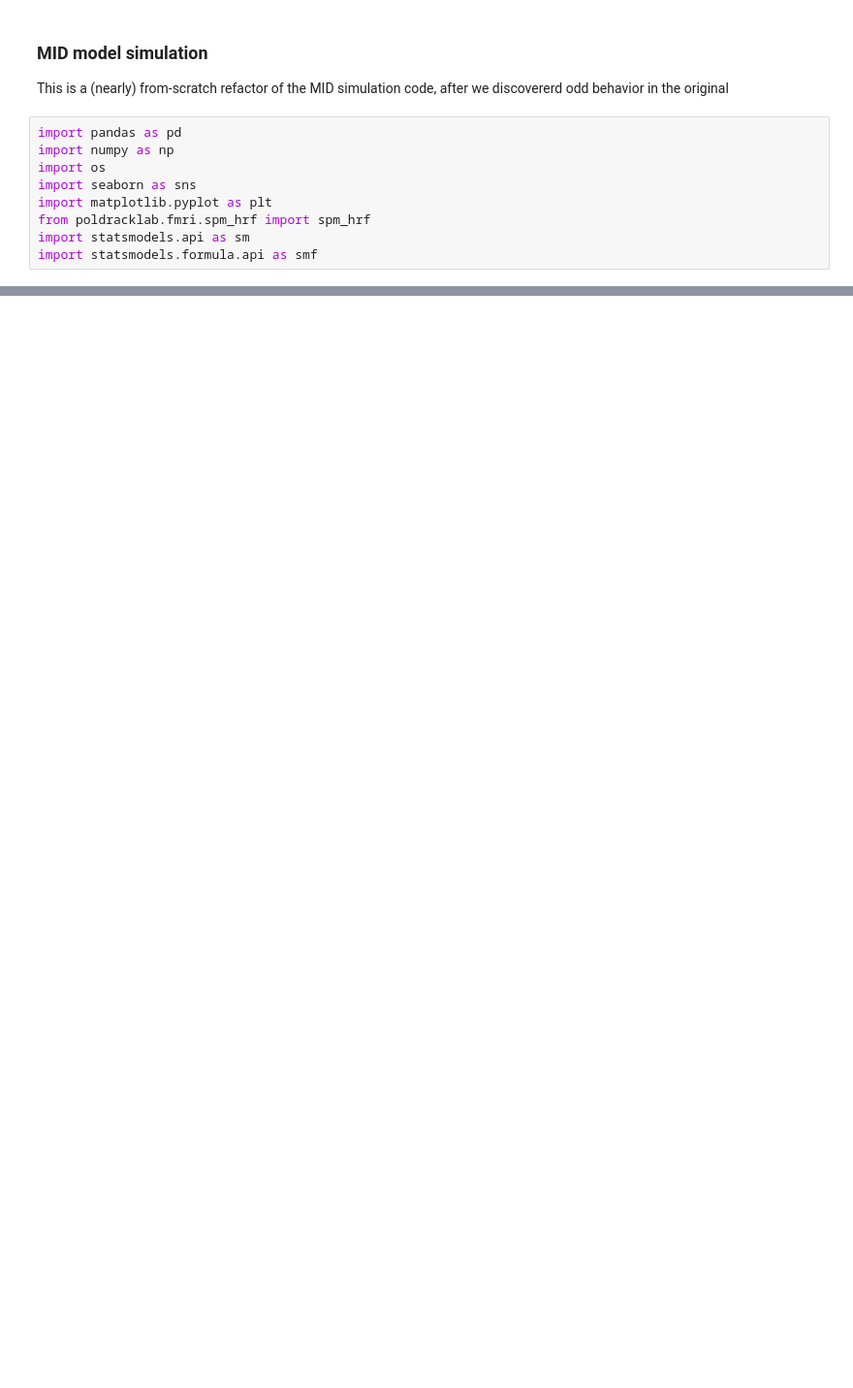
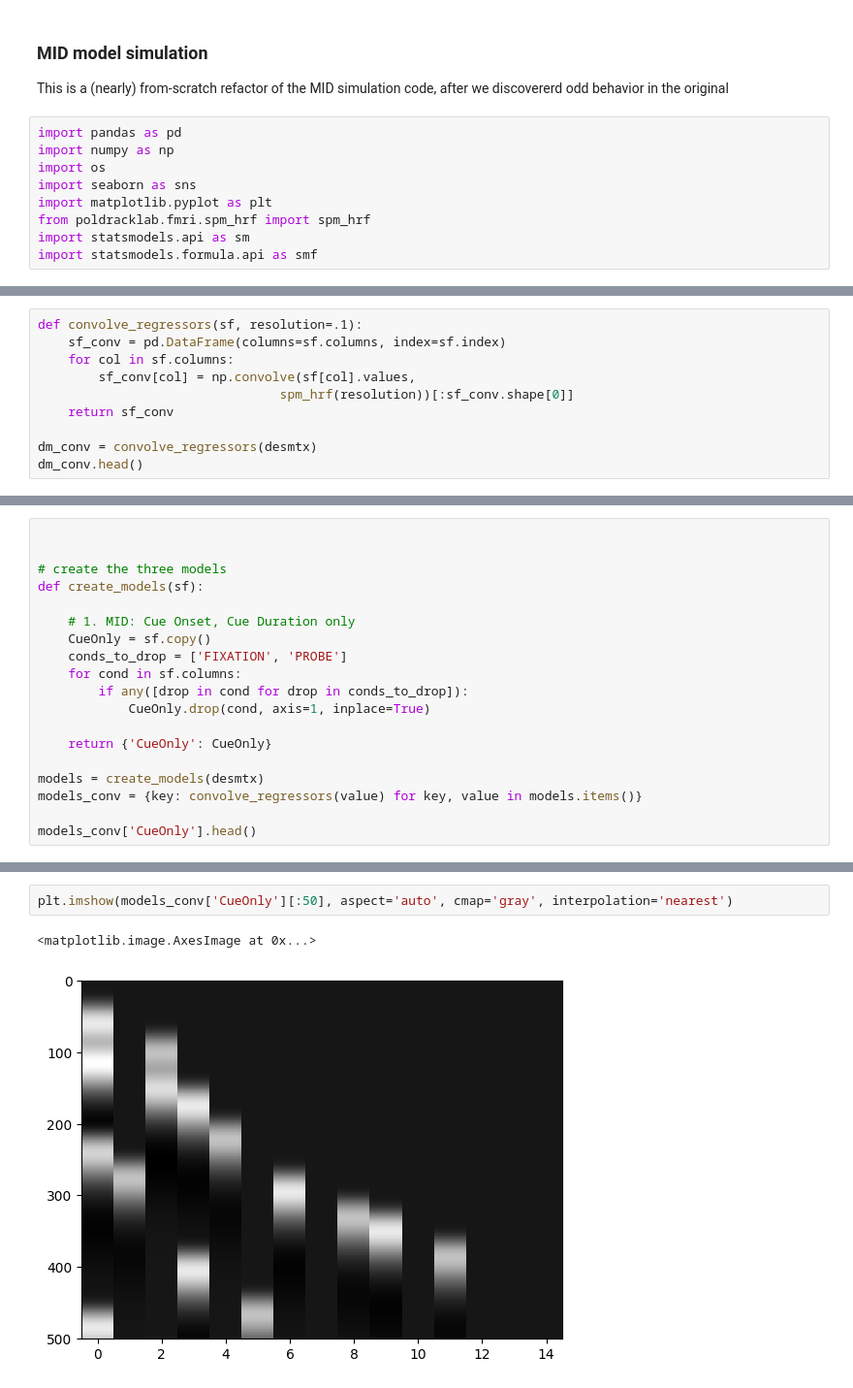
Before and after one commit to poldrack/MID_simulations, a Jupyter notebook: MID_sim_refactor.ipynb, the cells around one changed output, grey strips where cells are left out. Shown: that part at 97% size. Saved outputs shown, nothing was run; the diff lists cells and outputs as text; blank space fills up the shorter version.

```diff
--- a/MID_sim_refactor.ipynb
+++ b/MID_sim_refactor.ipynb
@@ -89,0 +180,10 @@ plt.plot(desmtx[:20])
+# %%
+def convolve_regressors(sf, resolution=.1):
+    sf_conv = pd.DataFrame(columns=sf.columns, index=sf.index)
+    for col in sf.columns:
+        sf_conv[col] = np.convolve(sf[col].values,
+                                spm_hrf(resolution))[:sf_conv.shape[0]]
+    return sf_conv
+
+dm_conv = convolve_regressors(desmtx)
+dm_conv.head()
@@ -89,0 +198,19 @@ plt.plot(desmtx[:20])
+# %%
+
+
+# create the three models
+def create_models(sf):
+
+    # 1. MID: Cue Onset, Cue Duration only
+    CueOnly = sf.copy()
+    conds_to_drop = ['FIXATION', 'PROBE']
+    for cond in sf.columns:
+        if any([drop in cond for drop in conds_to_drop]):
+            CueOnly.drop(cond, axis=1, inplace=True)
+
+    return {'CueOnly': CueOnly}
+
+models = create_models(desmtx)
+models_conv = {key: convolve_regressors(value) for key, value in models.items()}
+
+models_conv['CueOnly'].head()
@@ -89,0 +224,5 @@ plt.plot(desmtx[:20])
+# %%
+plt.imshow(models_conv['CueOnly'][:50], aspect='auto', cmap='gray', interpolation='nearest')
+# %% [output]
+<matplotlib.image.AxesImage at 0x...>
+[figure, added]
```
Also changed, not shown: parts of 9 cells of this notebook.
